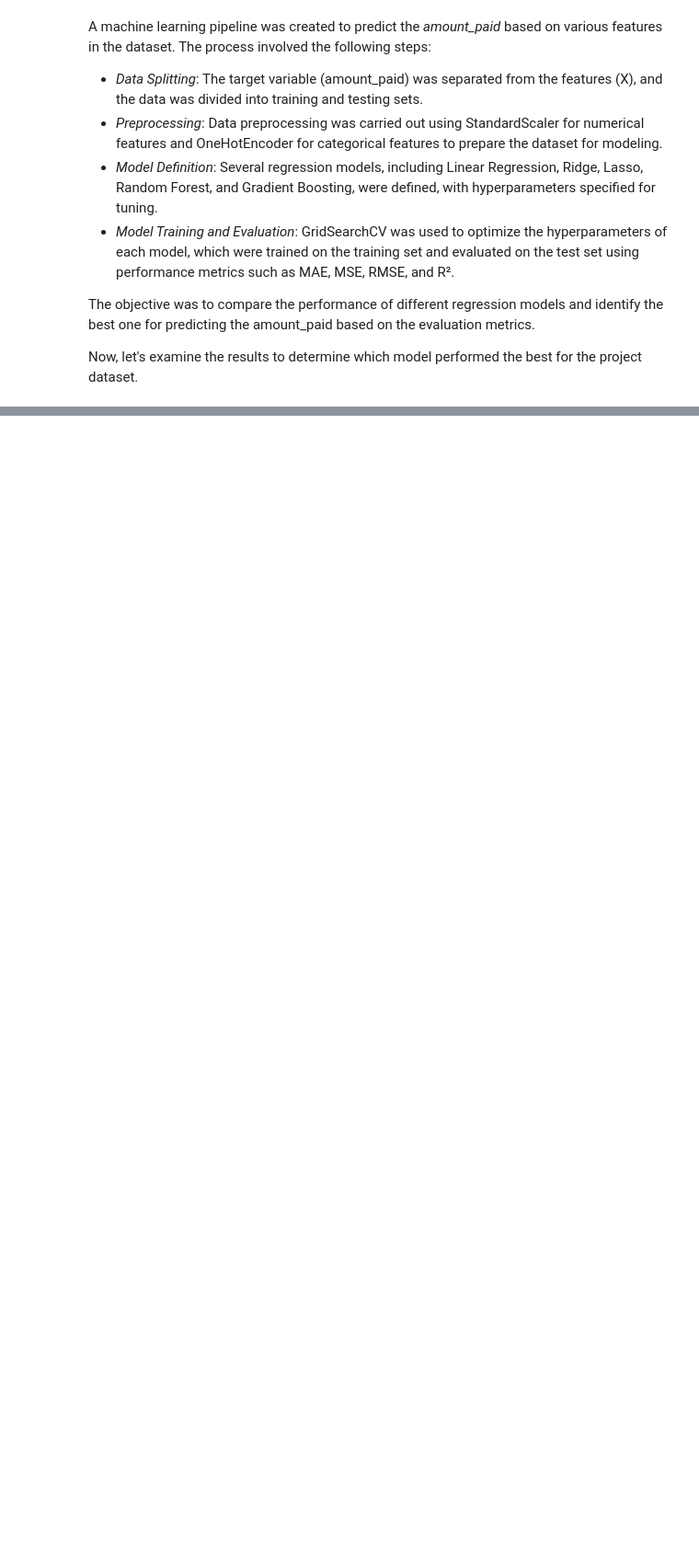
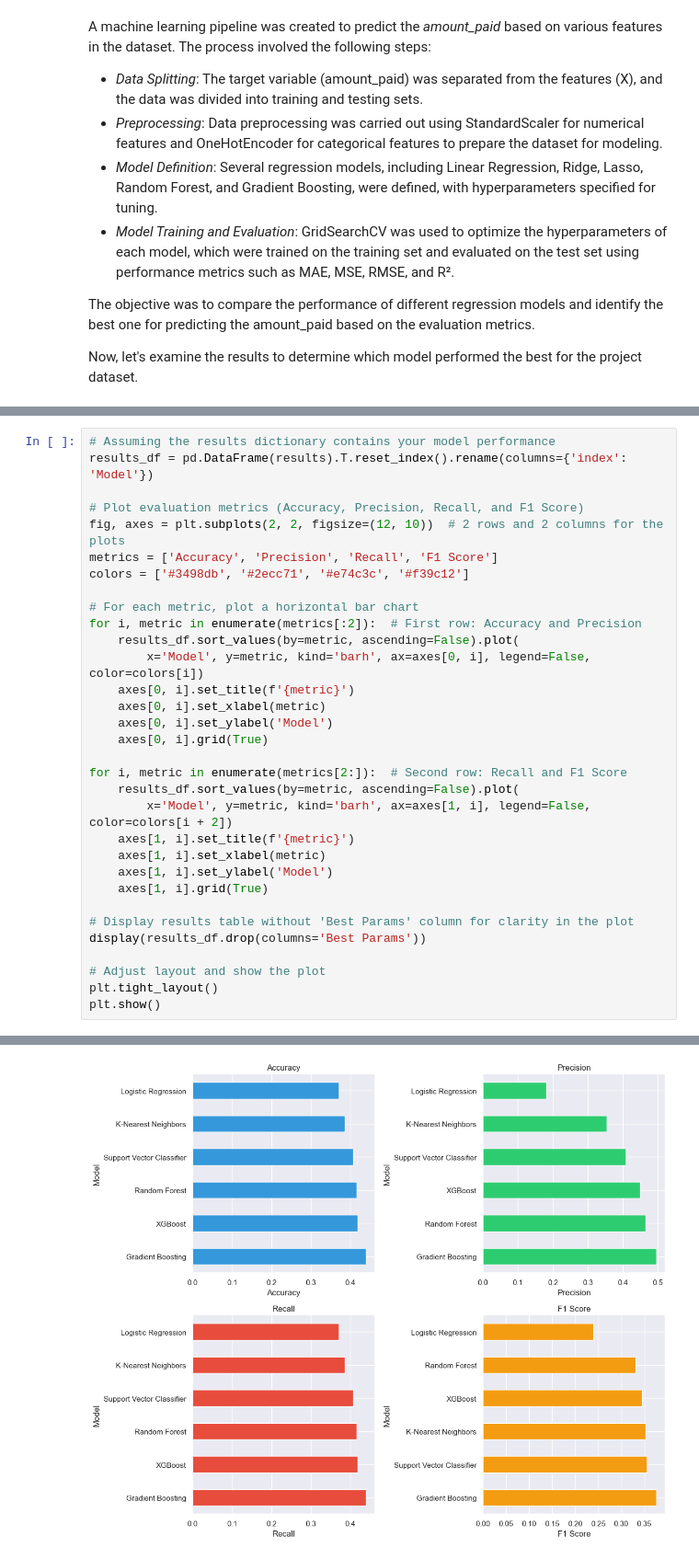
Before and after one commit to temulenbd/dublin-parking-suspensions-analysis, a Jupyter notebook: notebook.ipynb, the cells around one changed output, grey strips where cells are left out. Shown at 92% size. Cells and saved outputs as stored; diff of their text form; blank space fills up the shorter version.

Commit message:
doc: updates on the models and finalization of the project

```diff
--- a/notebook.ipynb
+++ b/notebook.ipynb
@@ -1844,0 +1985,33 @@ Model Performance Overview:
+# %%
+# Assuming the results dictionary contains your model performance
+results_df = pd.DataFrame(results).T.reset_index().rename(columns={'index': 'Model'})
+
+# Plot evaluation metrics (Accuracy, Precision, Recall, and F1 Score)
+fig, axes = plt.subplots(2, 2, figsize=(12, 10))  # 2 rows and 2 columns for the plots
+metrics = ['Accuracy', 'Precision', 'Recall', 'F1 Score']
+colors = ['#3498db', '#2ecc71', '#e74c3c', '#f39c12']
+
+# For each metric, plot a horizontal bar chart
+for i, metric in enumerate(metrics[:2]):  # First row: Accuracy and Precision
+    results_df.sort_values(by=metric, ascending=False).plot(
+        x='Model', y=metric, kind='barh', ax=axes[0, i], legend=False, color=colors[i])
+    axes[0, i].set_title(f'{metric}')
+    axes[0, i].set_xlabel(metric)
+    axes[0, i].set_ylabel('Model')
+    axes[0, i].grid(True)
+
+for i, metric in enumerate(metrics[2:]):  # Second row: Recall and F1 Score
+    results_df.sort_values(by=metric, ascending=False).plot(
+        x='Model', y=metric, kind='barh', ax=axes[1, i], legend=False, color=colors[i + 2])
+    axes[1, i].set_title(f'{metric}')
+    axes[1, i].set_xlabel(metric)
+    axes[1, i].set_ylabel('Model')
+    axes[1, i].grid(True)
+
+# Display results table without 'Best Params' column for clarity in the plot
+display(results_df.drop(columns='Best Params'))
+
+# Adjust layout and show the plot
+plt.tight_layout()
+plt.show()
+# %% [output]
@@ -1844,0 +2025 @@ Model Performance Overview:
+[figure, added]
```
Also changed, not shown: parts of 11 cells of this notebook.
